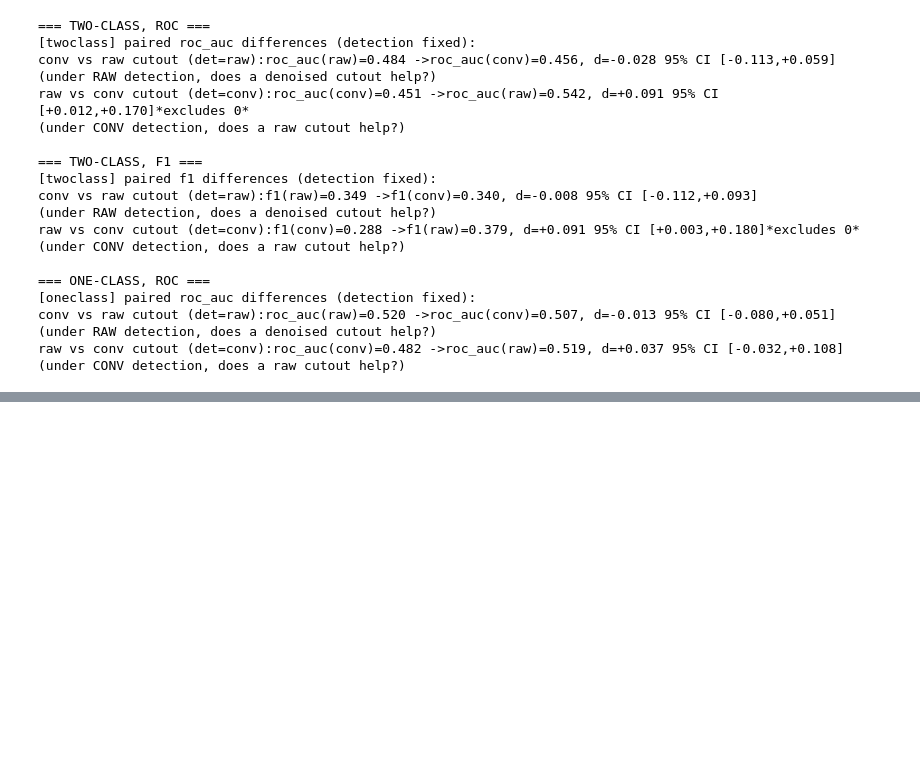
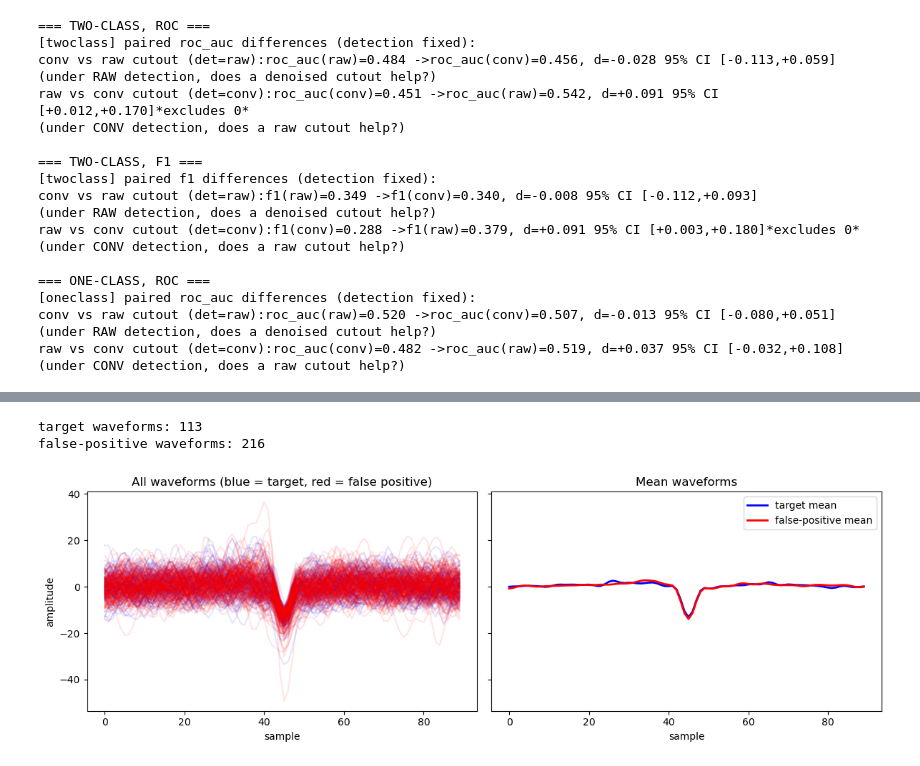
Before and after one commit to Razan-88/Decoding_Chronic_Pain, a Jupyter notebook: notebooks/clean_single_channel_pipeline.ipynb, the cells around one changed output, grey strips where cells are left out. Saved outputs shown, nothing was run; the diff lists cells and outputs as text; code cells hidden in the pictures; blank space fills up the shorter version.

Commit message:
generated some results

```diff
--- a/notebooks/clean_single_channel_pipeline.ipynb
+++ b/notebooks/clean_single_channel_pipeline.ipynb
@@ -690,0 +648,5 @@ d-prime (target vs non-target): -0.051
+# %%
+#baseline detection with TP/FP/FN and TP/TP similar to Troglio et al 2026
+baseline = tight_detections_by_signal["raw"]
+tp, fp, fn, precision, recall, f1, fptp = score_detections_counts(baseline, ground_truth_in_window, tolerance=0.002)
+print(f"TP {tp}  FP {fp}  FN {fn}  precision {precision:.3f}  recall {recall:.3f}  f1 {f1:.3f}  FP/TP {fptp:.2f}")
@@ -690,0 +655,15 @@ d-prime (target vs non-target): -0.051
+# %%
+#inter-detection intervals without a refractory
+template = templates_by_signal["raw"]
+scores = template_match(ch19, template)
+
+# detect without the refractory (distance=1), shape threshold 0.3
+peaks_no_refractory, _ = find_peaks(scores, height=0.3, distance=1)
+peak_times = peaks_no_refractory / sample_frequency   # seconds
+
+# inter-detection intervals gaps between consecutive detections in ms
+intervals_ms = np.diff(peak_times) * 1000
+
+print(f"detections without refractory: {len(peaks_no_refractory)}")
+print(f"median interval: {np.median(intervals_ms):.2f} ms")
+print(f"intervals under 3 ms: {(intervals_ms < 3).sum()} out of {len(intervals_ms)} ({100*(intervals_ms < 3).mean():.1f}%)")
@@ -1954,0 +1949,49 @@ raw vs conv cutout (det=conv):roc_auc(conv)=0.482 ->roc_auc(raw)=0.519, d=+0.037
+# %%
+# Overlap between target spikes and false positive spikes
+# raw baseline survivors and their labels
+survivors = tight_detections_by_signal["raw"] #the 329 detection times
+labels = is_target_raw # True = target, False = false positive
+
+# cut each waveform for each survivor from the raw signal
+target_waveforms = []
+fp_waveforms = []
+for survivor_time, is_target in zip(survivors, labels):
+    waveform = extract_aligned_waveform(survivor_time, ch19) cut the wavefom arounf the survivor
+    if waveform is not None:
+        if is_target:
+            target_waveforms.append(waveform #target group
+        else:
+            fp_waveforms.append(waveform) # false positive group
+
+target_waveforms = np.array(target_waveforms)
+fp_waveforms = np.array(fp_waveforms)
+
+print(f"target waveforms: {len(target_waveforms)}")
+print(f"false-positive waveforms: {len(fp_waveforms)}")
+
+#overlay targets (blue) and false positives (red), plus their means
+fig, axes = plt.subplots(1, 2, figsize=(12, 4), sharey=True)
+
+#left panel: all waveforms
+for waveform in target_waveforms:
+    axes[0].plot(waveform, color='blue', alpha=0.1)
+for wf in fp_waveforms:
+    axes[0].plot(wf, color='red', alpha=0.1)
+axes[0].set_title('All waveforms (blue = target, red = false positive)')
+axes[0].set_xlabel('sample')
+axes[0].set_ylabel('amplitude')
+
+# right panel: the mean waveforms
+axes[1].plot(target_waveforms.mean(axis=0), color='blue', linewidth=2, label='target mean')
+axes[1].plot(fp_waveforms.mean(axis=0), color='red', linewidth=2, label='false-positive mean')
+axes[1].set_title('Mean waveforms')
+axes[1].set_xlabel('sample')
+axes[1].legend()
+
+plt.tight_layout()
+plt.savefig('C:/spike-denoising-synthetic/results/overlap_between_spikes.png', dpi=150)
+plt.show()
+# %% [output]
+target waveforms: 113
+false-positive waveforms: 216
+[figure, added]
```
Also changed, not shown: parts of 17 cells of this notebook.
